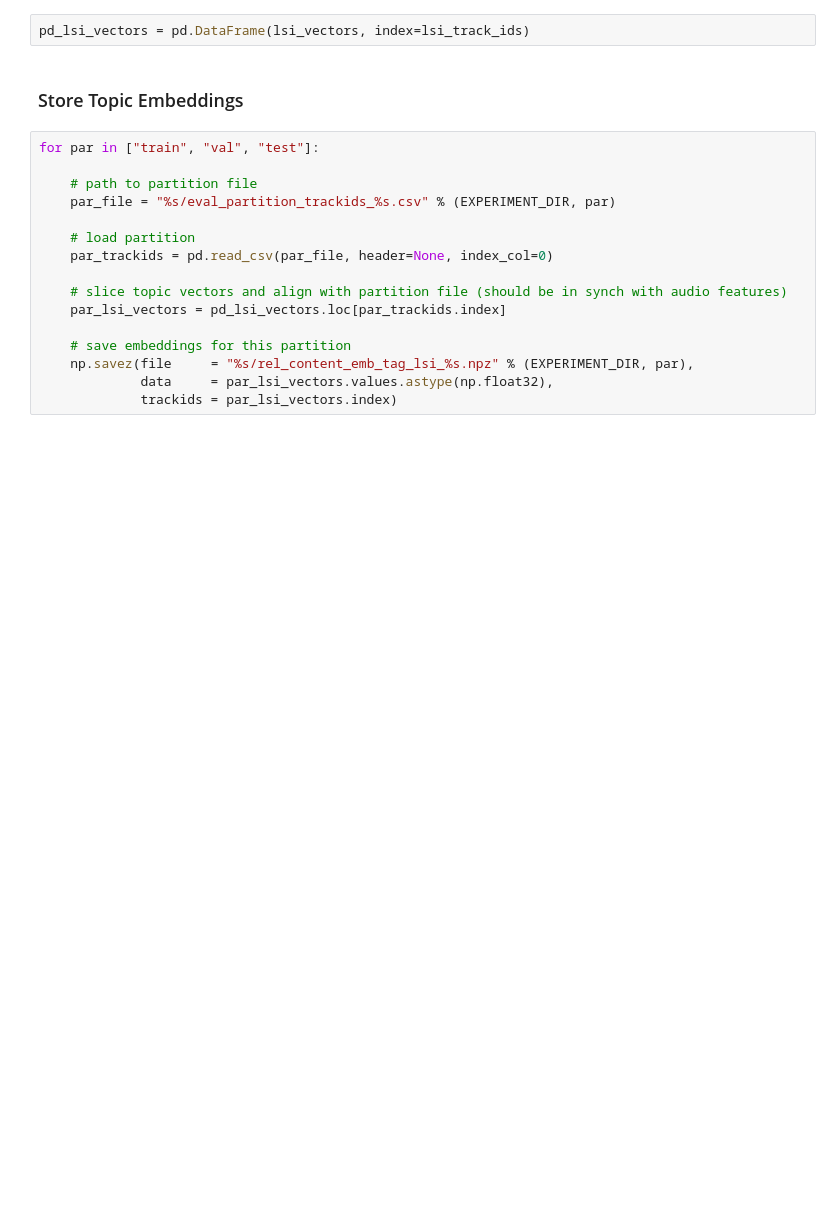
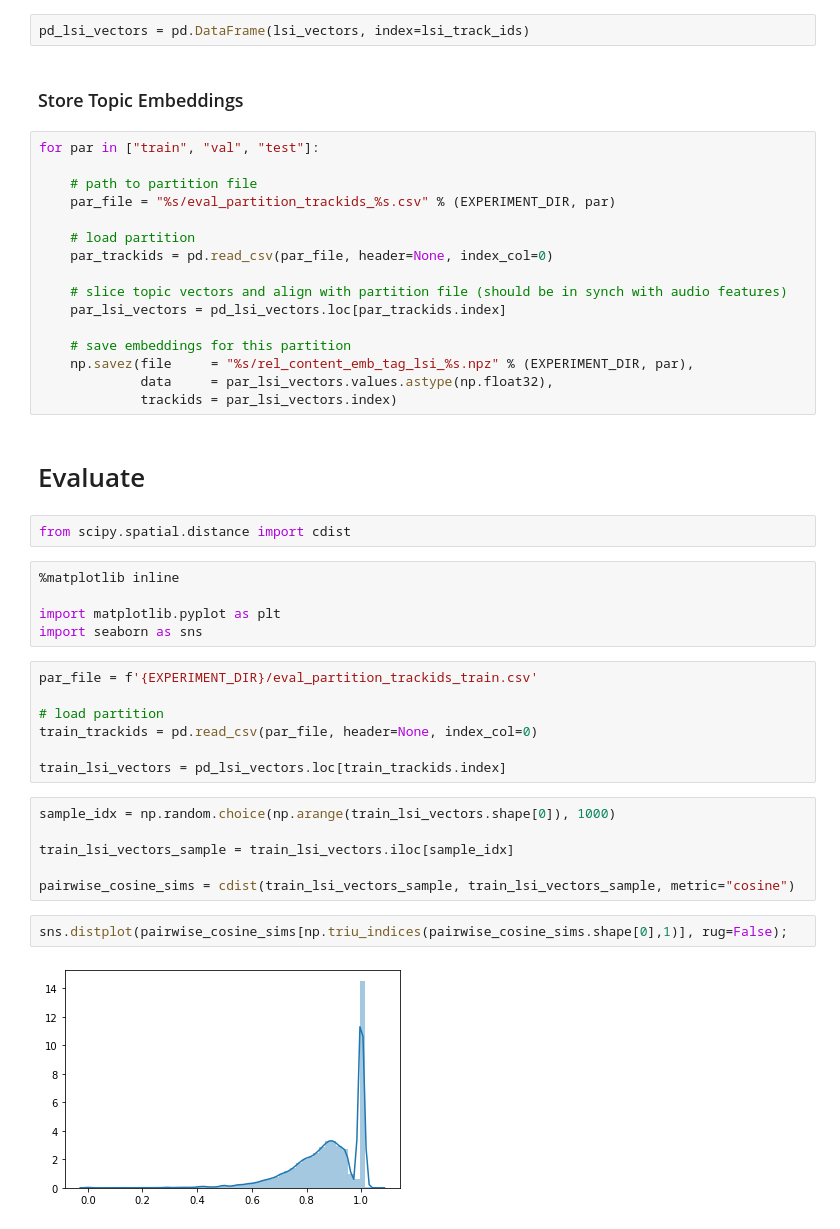
Before and after one commit to slychief/music_representation_from_text_and_labels, a Jupyter notebook: 6a_Related_content_Embeddings_Topic_Modelling.ipynb, the cells around one changed output. Saved outputs shown, nothing was run; the diff lists cells and outputs as text; blank space fills up the shorter version.

Commit message:
developping and debugging the experiment

```diff
--- a/6a_Related_content_Embeddings_Topic_Modelling.ipynb
+++ b/6a_Related_content_Embeddings_Topic_Modelling.ipynb
@@ -128,3 +128,29 @@ for par in ["train", "val", "test"]:
     np.savez(file     = "%s/rel_content_emb_tag_lsi_%s.npz" % (EXPERIMENT_DIR, par),
              data     = par_lsi_vectors.values.astype(np.float32),
              trackids = par_lsi_vectors.index)
+# %% [markdown]
+# Evaluate
+# %%
+from scipy.spatial.distance import cdist
+# %%
+%matplotlib inline
+
+import matplotlib.pyplot as plt
+import seaborn as sns
+# %%
+par_file = f'{EXPERIMENT_DIR}/eval_partition_trackids_train.csv'
+
+# load partition
+train_trackids = pd.read_csv(par_file, header=None, index_col=0)
+
+train_lsi_vectors = pd_lsi_vectors.loc[train_trackids.index]
+# %%
+sample_idx = np.random.choice(np.arange(train_lsi_vectors.shape[0]), 1000)
+
+train_lsi_vectors_sample = train_lsi_vectors.iloc[sample_idx]
+
+pairwise_cosine_sims = cdist(train_lsi_vectors_sample, train_lsi_vectors_sample, metric="cosine")
+# %%
+sns.distplot(pairwise_cosine_sims[np.triu_indices(pairwise_cosine_sims.shape[0],1)], rug=False);
+# %% [output]
+[figure, added]
```
Also changed, not shown: parts of 17 cells of this notebook, 5 other files.
